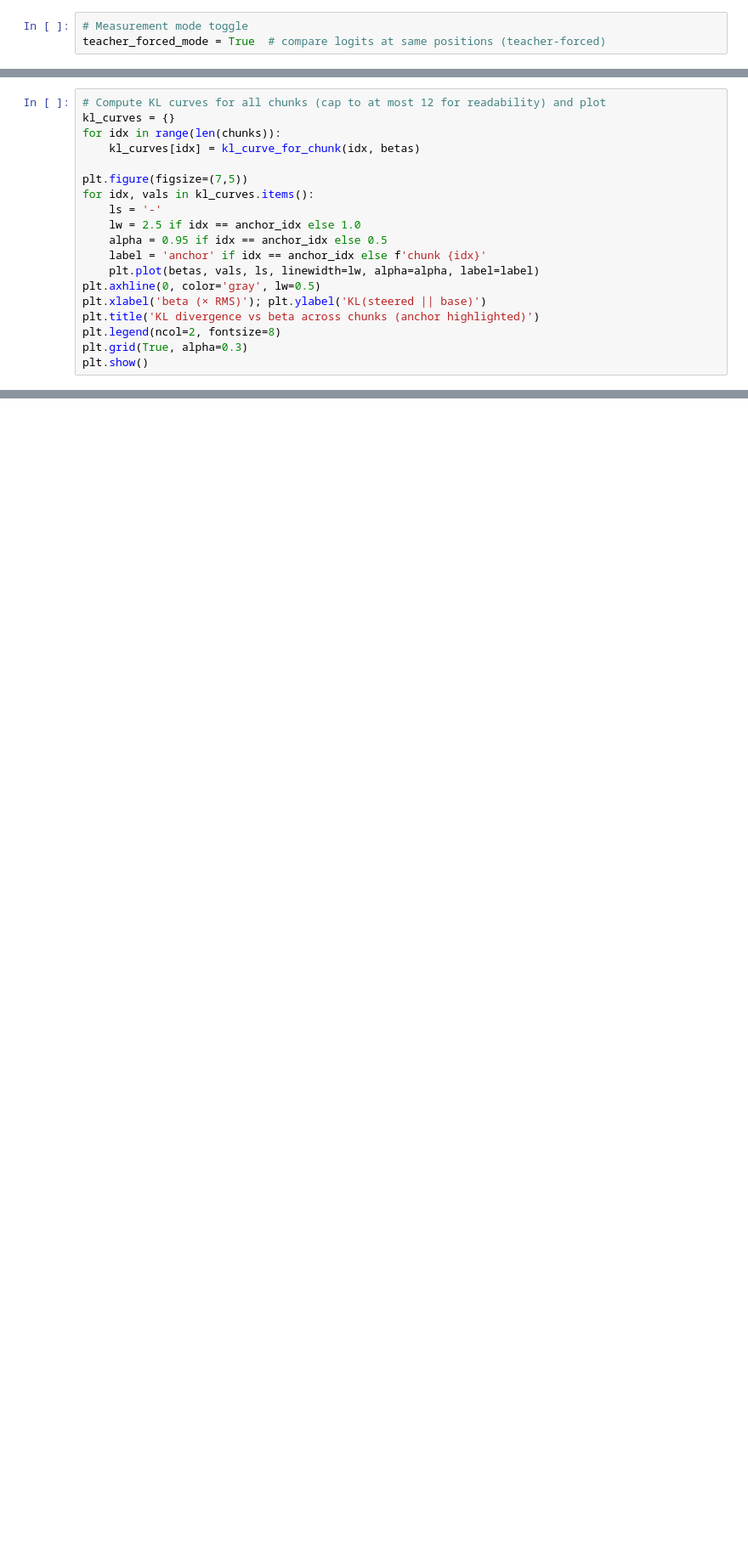
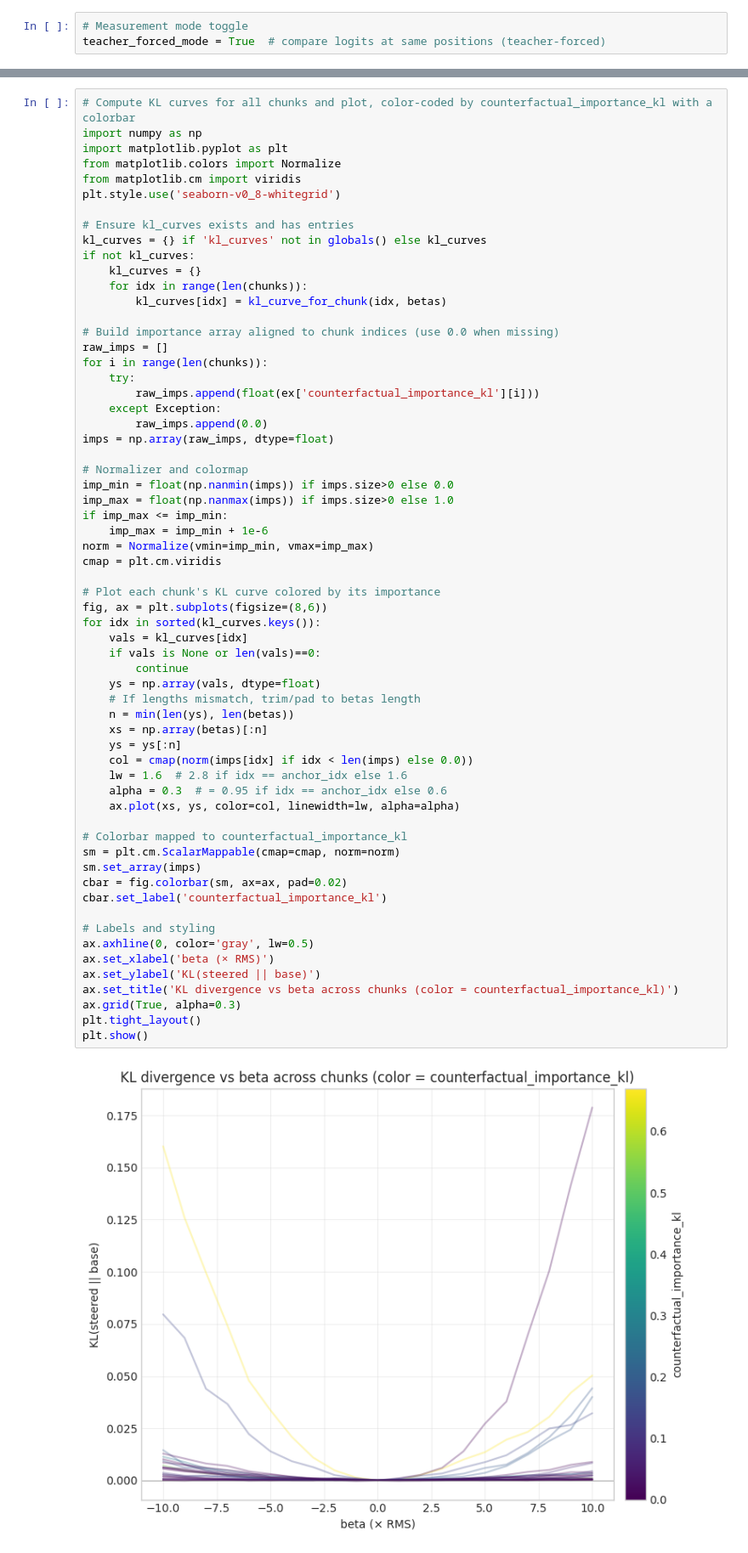
Before and after one commit to cutterdawes/SteeringThoughtAnchors, a Jupyter notebook: notebooks/experiment_3a_anchor_steering.ipynb, the cells around one changed output, grey strips where cells are left out. Shown at 85% size. Cells and saved outputs as stored; diff of their text form; blank space fills up the shorter version.

```diff
--- a/notebooks/experiment_3a_anchor_steering.ipynb
+++ b/notebooks/experiment_3a_anchor_steering.ipynb
@@ -326,19 +329,0 @@ plt.show()
-# %%
-# Compute KL curves for all chunks (cap to at most 12 for readability) and plot
-kl_curves = {}
-for idx in range(len(chunks)):
-    kl_curves[idx] = kl_curve_for_chunk(idx, betas)
-
-plt.figure(figsize=(7,5))
-for idx, vals in kl_curves.items():
-    ls = '-'
-    lw = 2.5 if idx == anchor_idx else 1.0
-    alpha = 0.95 if idx == anchor_idx else 0.5
-    label = 'anchor' if idx == anchor_idx else f'chunk {idx}'
-    plt.plot(betas, vals, ls, linewidth=lw, alpha=alpha, label=label)
-plt.axhline(0, color='gray', lw=0.5)
-plt.xlabel('beta (× RMS)'); plt.ylabel('KL(steered || base)')
-plt.title('KL divergence vs beta across chunks (anchor highlighted)')
-plt.legend(ncol=2, fontsize=8)
-plt.grid(True, alpha=0.3)
-plt.show()
@@ -347,3 +330,67 @@ plt.show()
+# %%
+# Compute KL curves for all chunks and plot, color-coded by counterfactual_importance_kl with a colorbar
+import numpy as np
+import matplotlib.pyplot as plt
+from matplotlib.colors import Normalize
+from matplotlib.cm import viridis
+plt.style.use('seaborn-v0_8-whitegrid')
+
+# Ensure kl_curves exists and has entries
+kl_curves = {} if 'kl_curves' not in globals() else kl_curves
+if not kl_curves:
+    kl_curves = {}
+    for idx in range(len(chunks)):
+        kl_curves[idx] = kl_curve_for_chunk(idx, betas)
+
+# Build importance array aligned to chunk indices (use 0.0 when missing)
+raw_imps = []
+for i in range(len(chunks)):
+    try:
+        raw_imps.append(float(ex['counterfactual_importance_kl'][i]))
+    except Exception:
+        raw_imps.append(0.0)
+imps = np.array(raw_imps, dtype=float)
+
+# Normalizer and colormap
+imp_min = float(np.nanmin(imps)) if imps.size>0 else 0.0
+imp_max = float(np.nanmax(imps)) if imps.size>0 else 1.0
+if imp_max <= imp_min:
+    imp_max = imp_min + 1e-6
+norm = Normalize(vmin=imp_min, vmax=imp_max)
+cmap = plt.cm.viridis
+
+# Plot each chunk's KL curve colored by its importance
+fig, ax = plt.subplots(figsize=(8,6))
+for idx in sorted(kl_curves.keys()):
+    vals = kl_curves[idx]
+    if vals is None or len(vals)==0:
+        continue
+    ys = np.array(vals, dtype=float)
+    # If lengths mismatch, trim/pad to betas length
+    n = min(len(ys), len(betas))
+    xs = np.array(betas)[:n]
+    ys = ys[:n]
+    col = cmap(norm(imps[idx] if idx < len(imps) else 0.0))
+    lw = 1.6  # 2.8 if idx == anchor_idx else 1.6
+    alpha = 0.3  # = 0.95 if idx == anchor_idx else 0.6
+    ax.plot(xs, ys, color=col, linewidth=lw, alpha=alpha)
+
+# Colorbar mapped to counterfactual_importance_kl
+sm = plt.cm.ScalarMappable(cmap=cmap, norm=norm)
+sm.set_array(imps)
+cbar = fig.colorbar(sm, ax=ax, pad=0.02)
+cbar.set_label('counterfactual_importance_kl')
+
+# Labels and styling
+ax.axhline(0, color='gray', lw=0.5)
+ax.set_xlabel('beta (× RMS)')
+ax.set_ylabel('KL(steered || base)')
+ax.set_title('KL divergence vs beta across chunks (color = counterfactual_importance_kl)')
+ax.grid(True, alpha=0.3)
+plt.tight_layout()
+plt.show()
+# %% [output]
+[figure, added]
 # %%
 # print chunk importances for reference
 [(counterfac_importance, chunk) for (counterfac_importance, chunk) in zip(ex['counterfactual_importance_kl'], chunks)]
```
Also changed, not shown: parts of 11 cells of this notebook, 4 other files.
